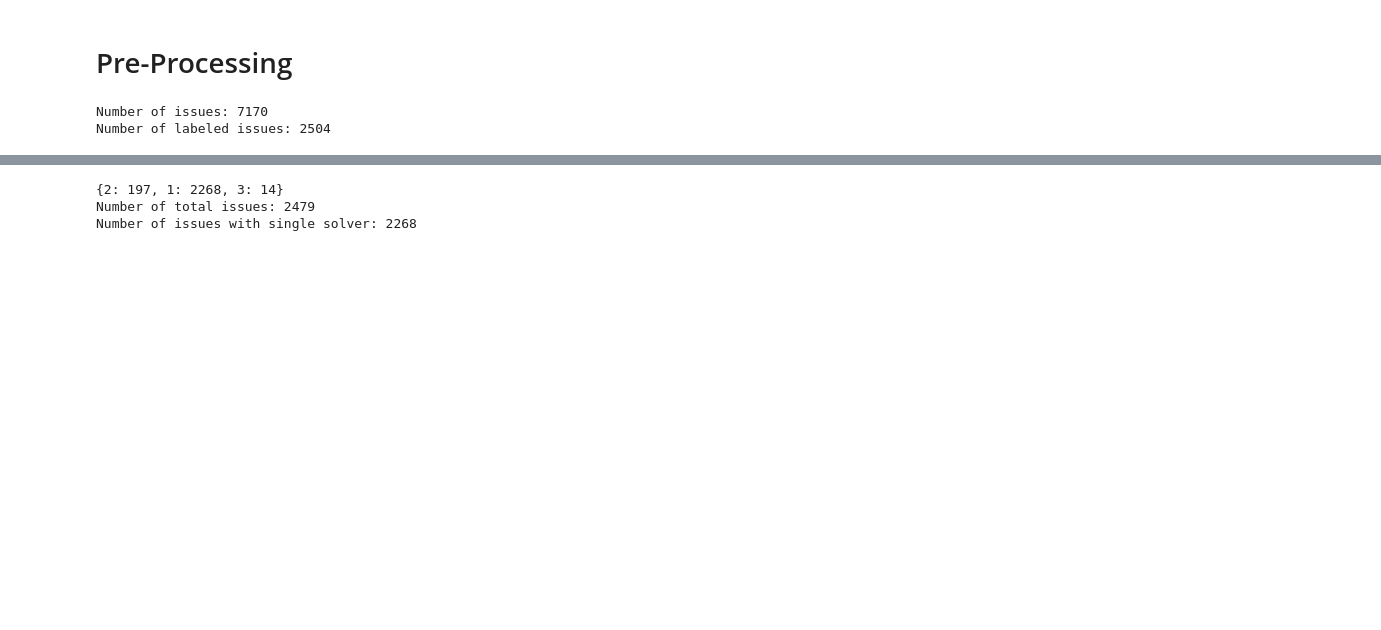
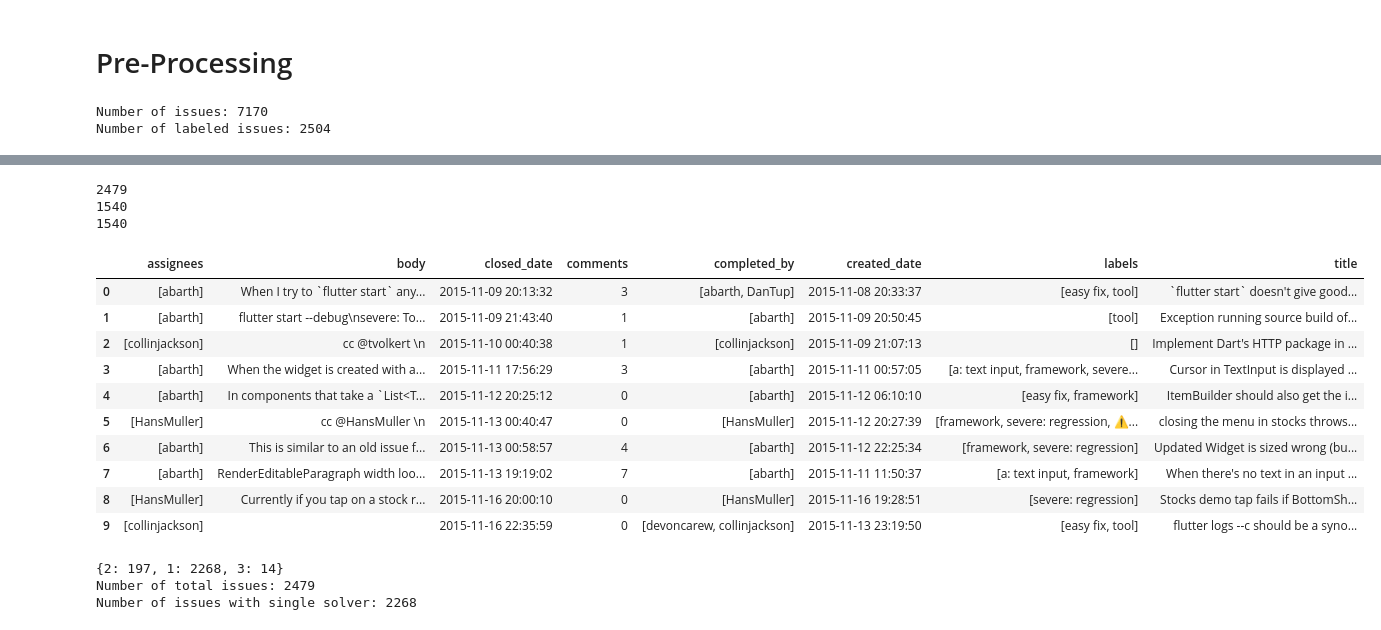
Before and after one commit to lstrait2/github-data-collection, a Jupyter notebook: src/tasking.ipynb, the cells around one changed output, grey strips where cells are left out. Saved outputs shown, nothing was run; the diff lists cells and outputs as text; code cells hidden in the pictures; blank space fills up the shorter version.

```diff
--- a/src/tasking.ipynb
+++ b/src/tasking.ipynb
@@ -73,3 +59,23 @@ df.head(20)
+# %%
+print(len(df))
+df_temp = df[df.apply(lambda x: len(x['assignees']) != 0, axis=1)].reset_index(drop=True)
+print(len(df_temp))
+df_temp.head(10)
+# %% [output]
+2479
+1540
+1540
+|  | assignees | body | closed_date | comments | completed_by | created_date | labels | title |
+| 0 | [abarth] | When I try to `flutter start` any... | 2015-11-09 20:13:32 | 3 | [abarth, DanTup] | 2015-11-08 20:33:37 | [easy fix, tool] | `flutter start` doesn't give good... |
+| 1 | [abarth] | flutter start --debug\nsevere: To... | 2015-11-09 21:43:40 | 1 | [abarth] | 2015-11-09 20:50:45 | [tool] | Exception running source build of... |
+| 2 | [collinjackson] | cc @tvolkert \n | 2015-11-10 00:40:38 | 1 | [collinjackson] | 2015-11-09 21:07:13 | [] | Implement Dart's HTTP package in ... |
+| 3 | [abarth] | When the widget is created with a... | 2015-11-11 17:56:29 | 3 | [abarth] | 2015-11-11 00:57:05 | [a: text input, framework, severe... | Cursor in TextInput is displayed ... |
+| 4 | [abarth] | In components that take a `List<T... | 2015-11-12 20:25:12 | 0 | [abarth] | 2015-11-12 06:10:10 | [easy fix, framework] | ItemBuilder should also get the i... |
+| 5 | [HansMuller] | cc @HansMuller \n | 2015-11-13 00:40:47 | 0 | [HansMuller] | 2015-11-12 20:27:39 | [framework, severe: regression, ⚠... | closing the menu in stocks throws... |
+| 6 | [abarth] | This is similar to an old issue f... | 2015-11-13 00:58:57 | 4 | [abarth] | 2015-11-12 22:25:34 | [framework, severe: regression] | Updated Widget is sized wrong (bu... |
+| 7 | [abarth] | RenderEditableParagraph width loo... | 2015-11-13 19:19:02 | 7 | [abarth] | 2015-11-11 11:50:37 | [a: text input, framework] | When there's no text in an input ... |
+| 8 | [HansMuller] | Currently if you tap on a stock r... | 2015-11-16 20:00:10 | 0 | [HansMuller] | 2015-11-16 19:28:51 | [severe: regression] | Stocks demo tap fails if BottomSh... |
+| 9 | [collinjackson] |  | 2015-11-16 22:35:59 | 0 | [devoncarew, collinjackson] | 2015-11-13 23:19:50 | [easy fix, tool] | flutter logs --c should be a syno... |
 # %%
 # count number of issues with multiple completers
 counts = {}
```
Also changed, not shown: parts of 7 cells of this notebook, 2 other files.
